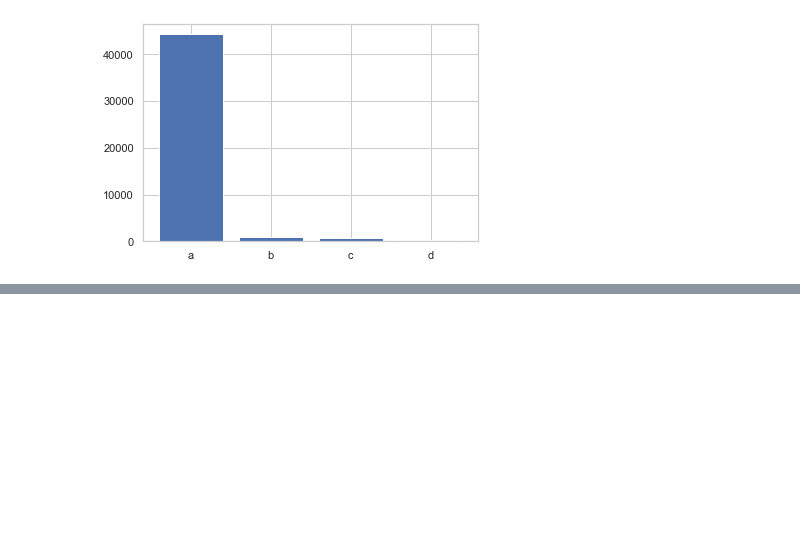
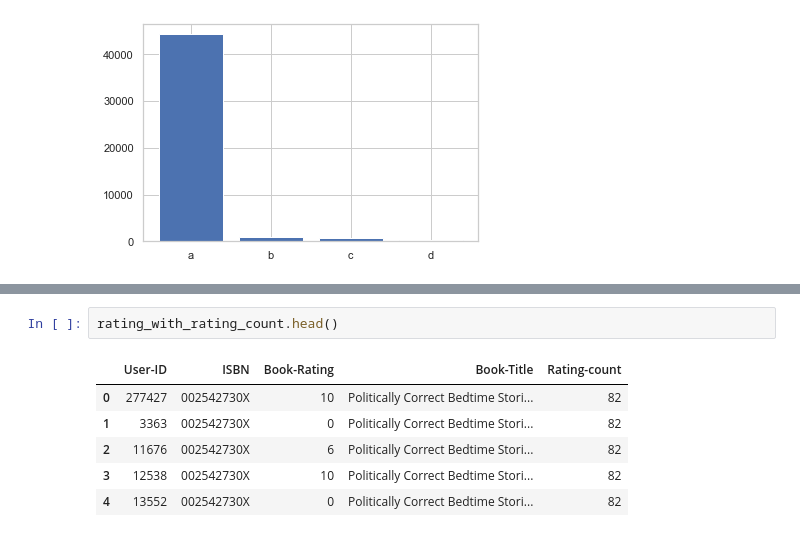
Before and after one commit to RheagalFire/Book-Recommendation-Engine, a Jupyter notebook: Book-Recommendation.ipynb, the cells around one changed output, grey strips where cells are left out. Drawn from its saved outputs; the diff is of its cells as text; blank space fills up the shorter version.

```diff
--- a/Book-Recommendation.ipynb
+++ b/Book-Recommendation.ipynb
@@ -216,0 +276,9 @@ plt.bar(y,x)
+# %%
+rating_with_rating_count.head()
+# %% [output]
+|  | User-ID | ISBN | Book-Rating | Book-Title | Rating-count |
+| 0 | 277427 | 002542730X | 10 | Politically Correct Bedtime Stori... | 82 |
+| 1 | 3363 | 002542730X | 0 | Politically Correct Bedtime Stori... | 82 |
+| 2 | 11676 | 002542730X | 6 | Politically Correct Bedtime Stori... | 82 |
+| 3 | 12538 | 002542730X | 10 | Politically Correct Bedtime Stori... | 82 |
+| 4 | 13552 | 002542730X | 0 | Politically Correct Bedtime Stori... | 82 |
```
Also changed, not shown: parts of 34 cells of this notebook.
